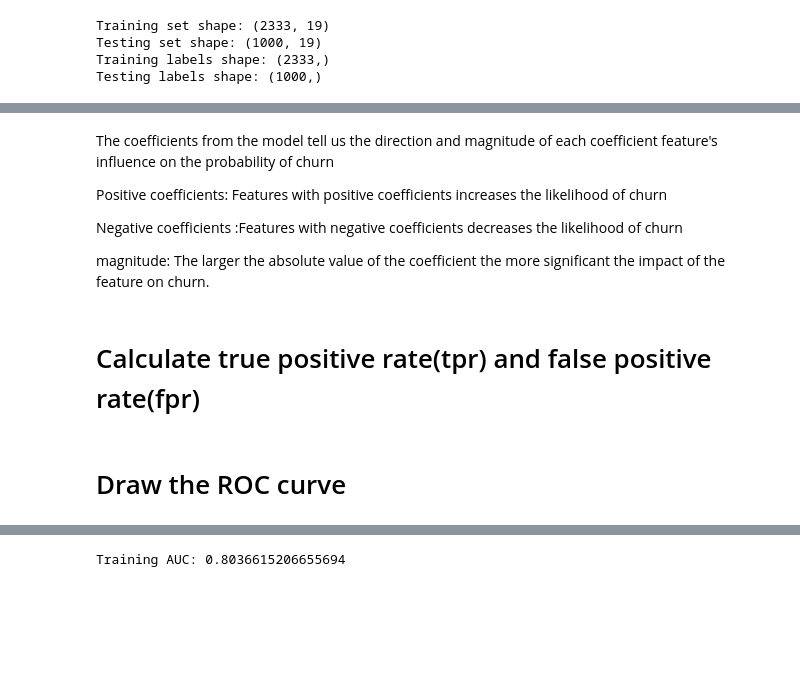
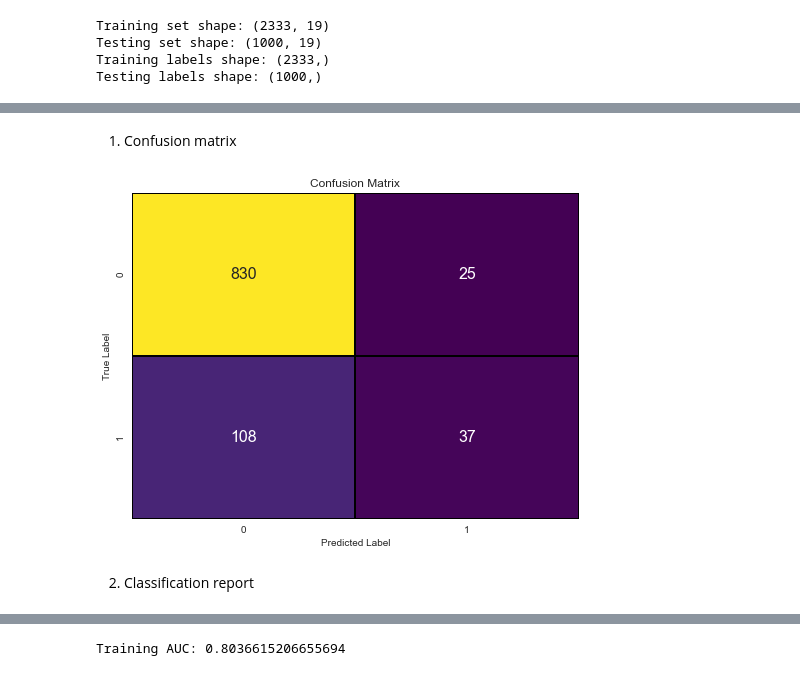
Before and after one commit to CatherineWanjau/SyriaTel-Customer-Churn, a Jupyter notebook: index.ipynb, the cells around one changed output, grey strips where cells are left out. Saved outputs shown, nothing was run; the diff lists cells and outputs as text; code cells hidden in the pictures; blank space fills up the shorter version.

Commit message:
Model building and evaluation

```diff
--- a/index.ipynb
+++ b/index.ipynb
@@ -173,12 +126,22 @@ plt.show()
-# %% [markdown]
-The coefficients from the model tell us the direction and magnitude of each coefficient feature's influence on the probability of churn
-
-Positive coefficients: Features with positive coefficients increases the likelihood of churn
-
-Negative coefficients :Features with negative coefficients decreases the likelihood of churn
-
-magnitude: The larger the absolute value of the coefficient the more significant the impact of the feature on churn.
-# %% [markdown]
-# Calculate true positive rate(tpr) and false positive rate(fpr)
-# %% [markdown]
-# Draw the ROC curve
+# %% [markdown]
+1. Confusion matrix
+# %%
+from sklearn.metrics import confusion_matrix
+import seaborn as sns
+import matplotlib.pyplot as plt
+
+# Generate the confusion matrix
+conf_matrix = confusion_matrix(y_test, y_pred)
+
+# Plot the confusion matrix
+plt.figure(figsize=(8, 6))
+sns.heatmap(conf_matrix, annot=True, fmt='d', cmap='viridis', cbar=False,
+            annot_kws={"size": 16}, linewidths=1, linecolor='black')
+plt.xlabel('Predicted Label')
+plt.ylabel('True Label')
+plt.title('Confusion Matrix')
+plt.show()
+# %% [output]
+[figure, added]
+# %% [markdown]
+2. Classification report
```
Also changed, not shown: parts of 7 cells of this notebook.
